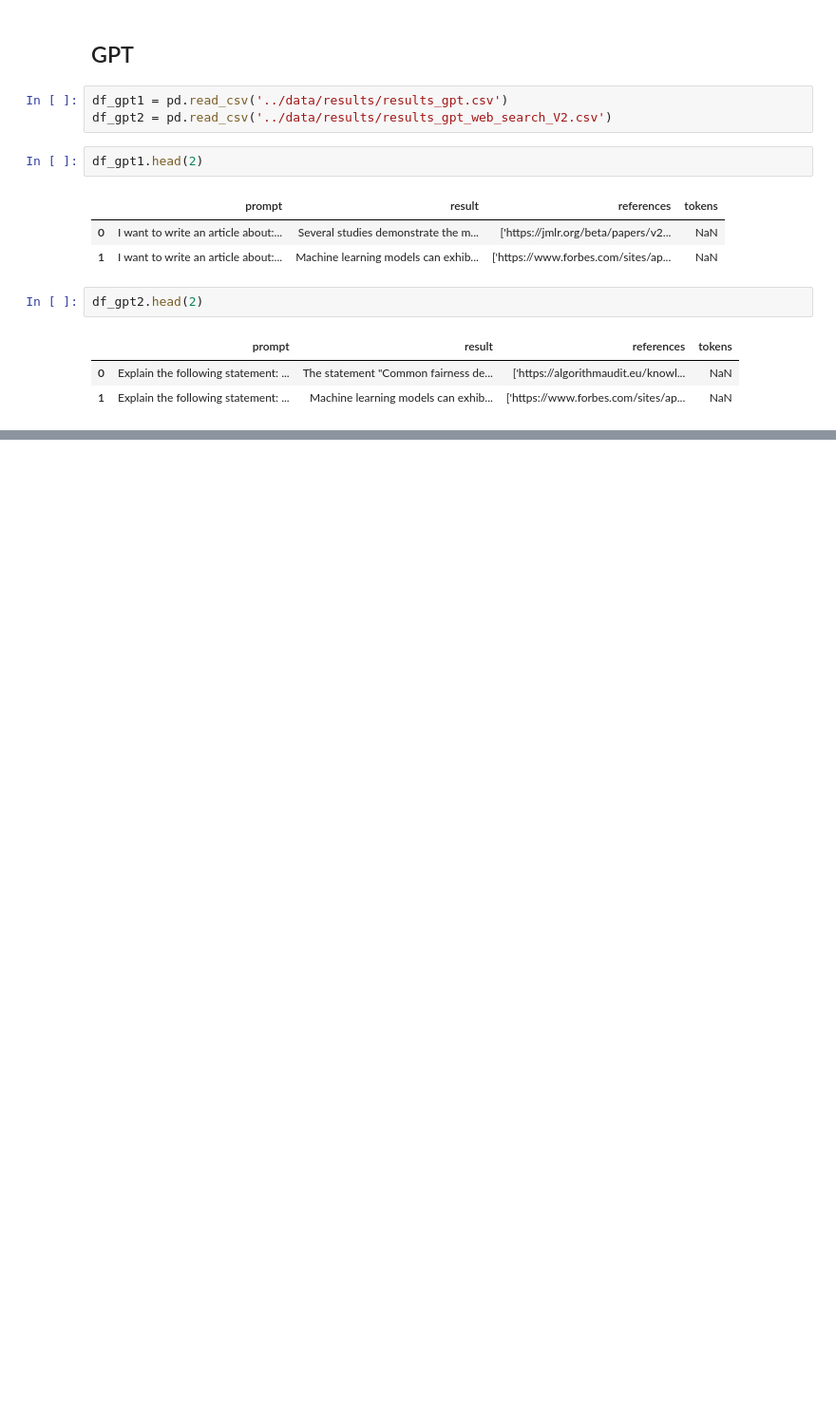
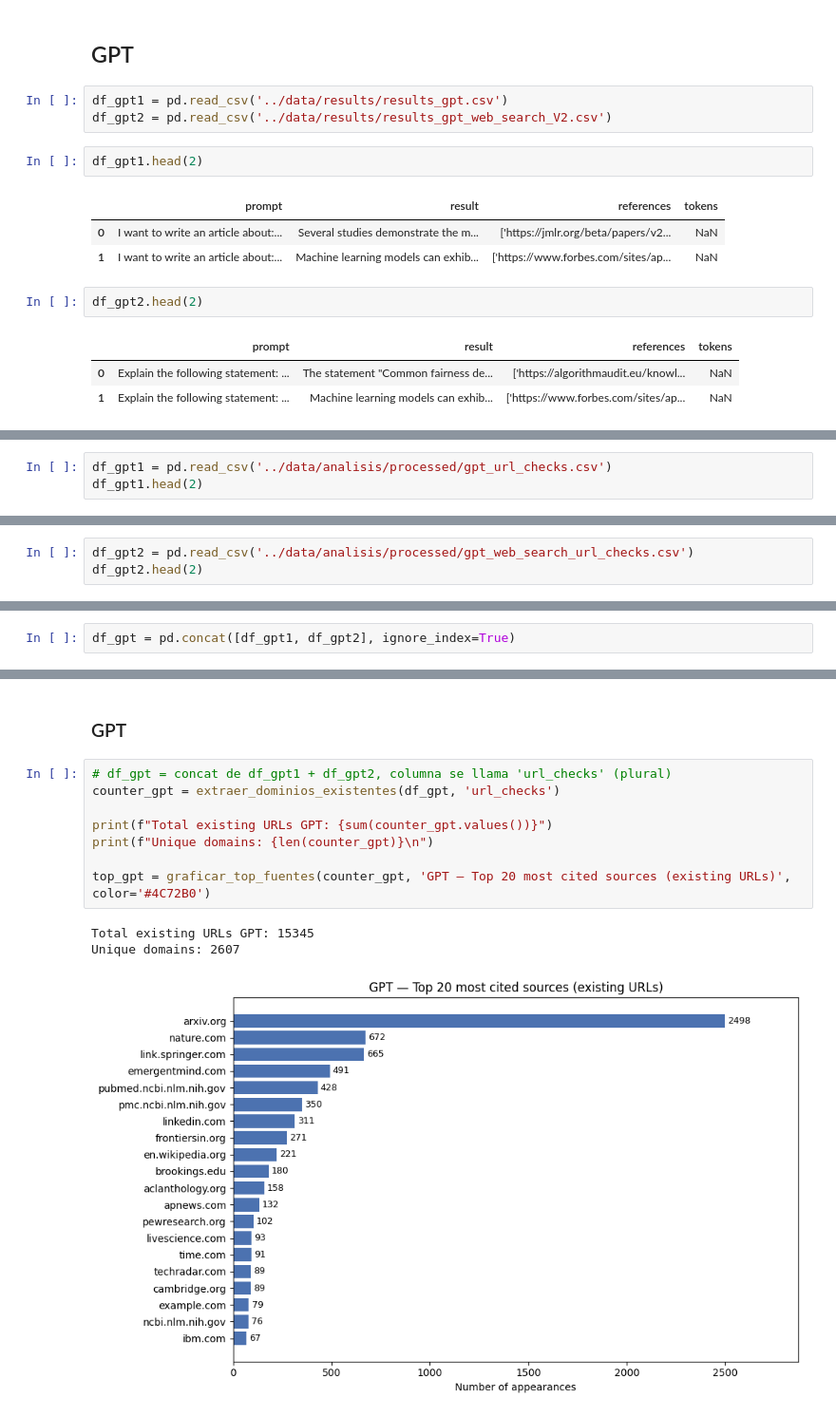
Before and after one commit to mvrobles/GenAI-Science, a Jupyter notebook: scripts/revision_manual_cb.ipynb, the cells around one changed output, grey strips where cells are left out. Shown at 95% size. Saved outputs shown, nothing was run; the diff lists cells and outputs as text; blank space fills up the shorter version.

```diff
--- a/scripts/revision_manual_cb.ipynb
+++ b/scripts/revision_manual_cb.ipynb
@@ -57,0 +60,3 @@ print(df_mistral[df_mistral['prompt'] == prompt]['references'].iloc[0])
+# %%
+df_gpt1 = pd.read_csv('../data/analisis/processed/gpt_url_checks.csv')
+df_gpt1.head(2)
@@ -57,0 +67,3 @@ print(df_mistral[df_mistral['prompt'] == prompt]['references'].iloc[0])
+# %%
+df_gpt2 = pd.read_csv('../data/analisis/processed/gpt_web_search_url_checks.csv')
+df_gpt2.head(2)
@@ -57,0 +74,2 @@ print(df_mistral[df_mistral['prompt'] == prompt]['references'].iloc[0])
+# %%
+df_gpt = pd.concat([df_gpt1, df_gpt2], ignore_index=True)
@@ -57,0 +146,14 @@ print(df_mistral[df_mistral['prompt'] == prompt]['references'].iloc[0])
+# %% [markdown]
+### GPT
+# %%
+# df_gpt = concat de df_gpt1 + df_gpt2, columna se llama 'url_checks' (plural)
+counter_gpt = extraer_dominios_existentes(df_gpt, 'url_checks')
+
+print(f"Total existing URLs GPT: {sum(counter_gpt.values())}")
+print(f"Unique domains: {len(counter_gpt)}\n")
+
+top_gpt = graficar_top_fuentes(counter_gpt, 'GPT — Top 20 most cited sources (existing URLs)', color='#4C72B0')
+# %% [output]
+Total existing URLs GPT: 15345
+Unique domains: 2607
+[figure, added]
```
Also changed, not shown: parts of 18 cells of this notebook, 4 other files.
